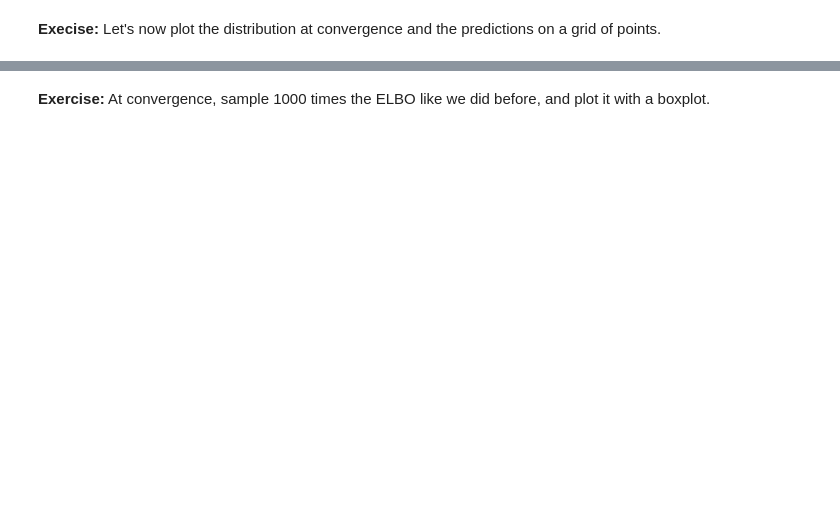
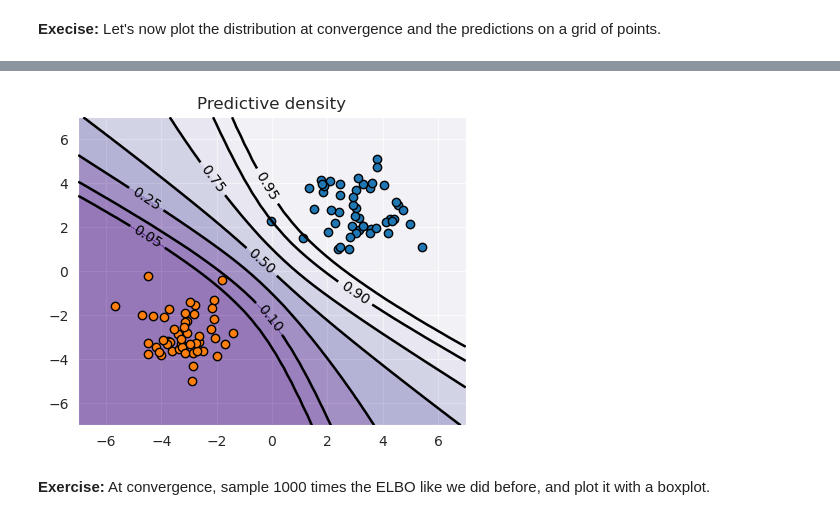
Before and after one commit to Michele2301/asi-labs, a Jupyter notebook: lab_week4-public/Variational_Logistic_Regression.ipynb, the cells around one changed output, grey strips where cells are left out. Saved outputs shown, nothing was run; the diff lists cells and outputs as text; code cells hidden in the pictures; blank space fills up the shorter version.

```diff
--- a/lab_week4-public/Variational_Logistic_Regression.ipynb
+++ b/lab_week4-public/Variational_Logistic_Regression.ipynb
@@ -188,6 +188,8 @@ if not os.path.exists("binaryclass2.csv"):
 data = np.loadtxt("binaryclass2.csv", delimiter=",")
 X = data[..., :-1]
 y = data[..., -1]
+
+plt.rc('text', usetex=False)
 
 fig, ax = plt.subplots(figsize=[5, 3])
 plot_data(X, y, ax)
@@ -233,7 +235,7 @@ def sample_gaussian_diagonal(rng, params):
 **Exercise**: Create a Gaussian with two components with $\mathcal{N}(\boldsymbol 0, \boldsymbol 1)$ and get one sample.
 # %%
 rng = jax.random.PRNGKey(0)
-p_params = GaussianDiagonal(jnp.zeros(2), jnp.zeros(1))
+p_params = GaussianDiagonal(jnp.zeros(2), jnp.zeros(2))
 print(sample_gaussian_diagonal(rng, p_params))
 # @@ COMPLETE @@ #
 # @@ COMPLETE @@ #
@@ -510,15 +512,15 @@ def predict_y(sample_fn, q_params, Xt, rng, Nmc=10):
     """
 
     def predict_y_single(rng):
-        w = # @@ COMPLETE @@ #
-        yp = # @@ COMPLETE @@ #
+        w = sample_fn(rng,q_params)# @@ COMPLETE @@ #
+        yp = model(w,Xt) # @@ COMPLETE @@ #
         return yp
 
     rng = jax.random.split(rng, Nmc)
     Xt = jnp.atleast_1d(Xt)
     yp = jax.vmap(predict_y_single)(rng)
     # Take the mean
-    yp = # @@ COMPLETE @@ #
+    yp = jnp.mean(yp,0)# @@ COMPLETE @@ #
     return yp
 
 
@@ -580,23 +584,25 @@ plt.show()
 # %%
 def plot_decision_boundary(xx, yy, P, ax):
     P = P.reshape(*xx.shape)
     levels = [0, 0.05, 0.1, 0.25, 0.5, 0.75, 0.9, 0.95, 1]
     cs = ax.contour(xx, yy, P, levels, colors="k", linewidths=1.8, zorder=100)
     ax.clabel(cs, inline=1, fontsize=10)
     cs = ax.contourf(xx, yy, P, levels, cmap="Purples_r", alpha=0.5)
 
 
 xx, yy, Xt = get_grid((-7, 7), N=50)
-ps = # @@ COMPLETE @@ #
+ps = predict_y(sample_gaussian_diagonal,q_params,Xt,rng)# @@ COMPLETE @@ #
 
 fig, ax = plt.subplots(figsize=[5, 4])
 plot_decision_boundary(xx, yy, ps, ax=ax)
 plot_data(X, y, ax=ax)
 
-ax.set_xlabel(r"$\boldsymbol{x}_0$")
-ax.set_ylabel(r"$\boldsymbol{x}_1$")
+#ax.set_xlabel(r"$\boldsymbol{x}_0$")
+#ax.set_ylabel(r"$\boldsymbol{x}_1$")
 ax.set_title("Predictive density")
 plt.show()
+# %% [output]
+[figure, added]
 # %% [markdown]
 **Exercise:**
 At convergence, sample 1000 times the ELBO like we did before, and plot it with a boxplot.
```
Also changed, not shown: parts of 26 cells of this notebook.
